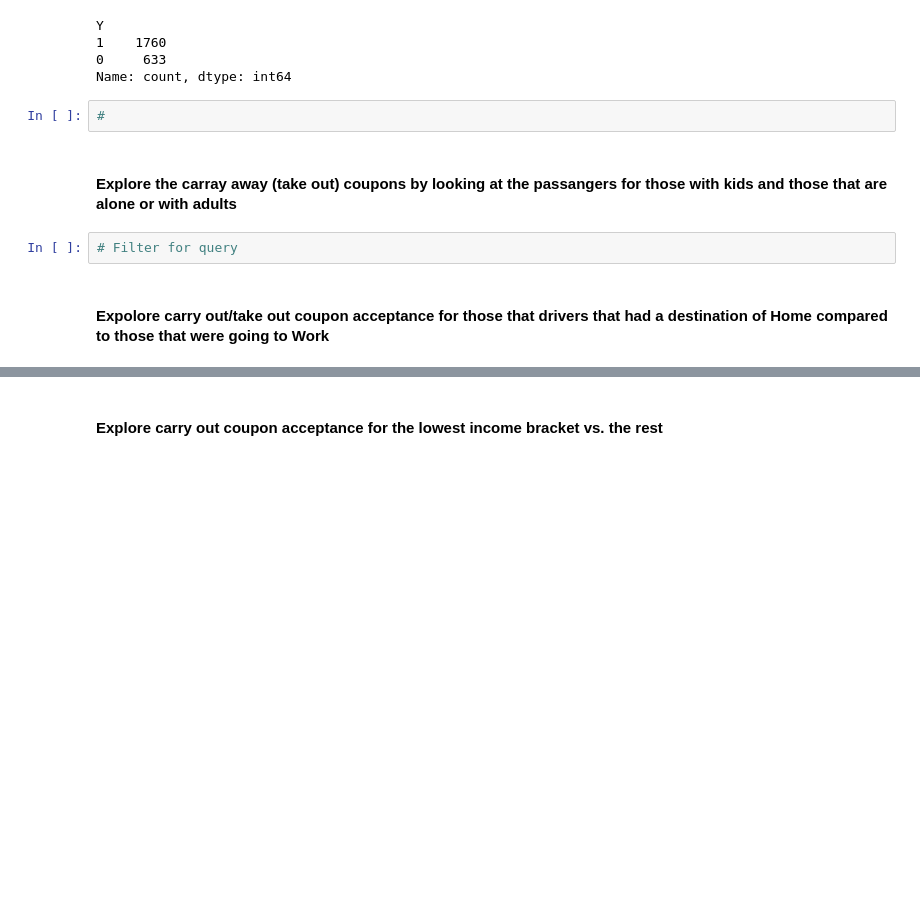
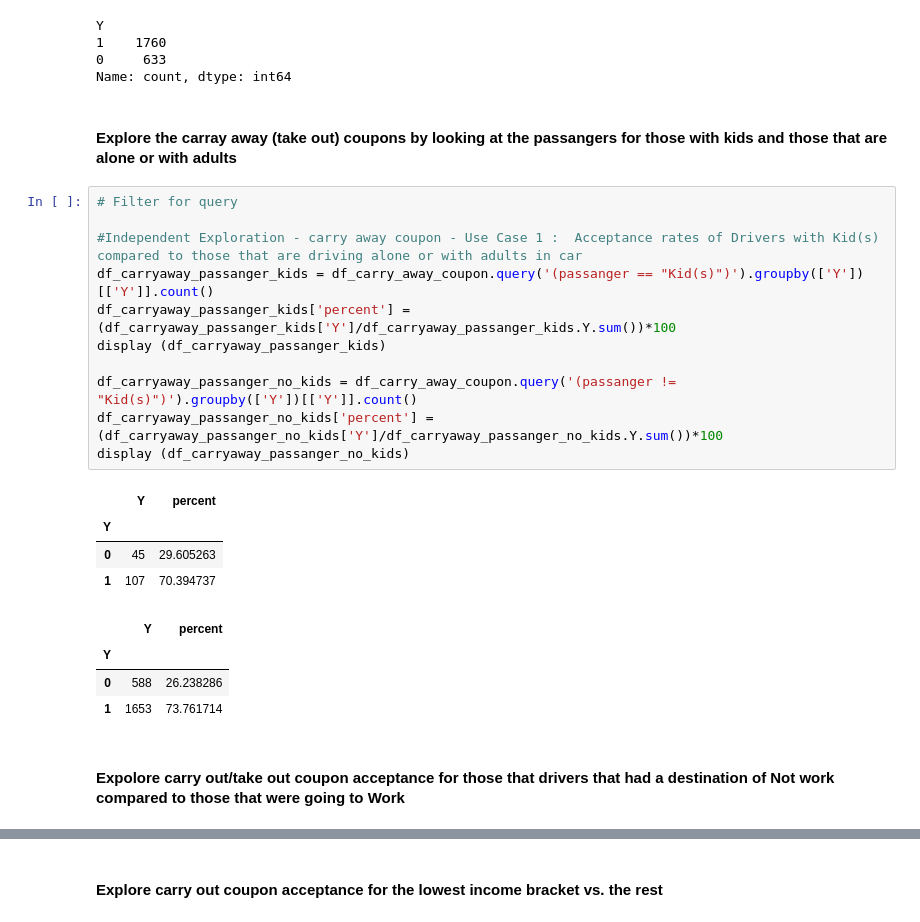
Before and after one commit to kesavan2017/ucbe-AIML-practical-application-51, a Jupyter notebook: prompt.ipynb, the cells around one changed output, grey strips where cells are left out. Cells and saved outputs as stored; diff of their text form; blank space fills up the shorter version.

```diff
--- a/prompt.ipynb
+++ b/prompt.ipynb
@@ -616,11 +605,27 @@ Y
 1    1760
 0     633
 Name: count, dtype: int64
-# %%
-#
 # %% [markdown]
 #### Explore the carray away (take out) coupons by looking at the passangers for those with kids and those that are alone or with adults
-# %%
-# Filter for query
+# %%
+# Filter for query
+
+#Independent Exploration - carry away coupon - Use Case 1 :  Acceptance rates of Drivers with Kid(s) compared to those that are driving alone or with adults in car
+df_carryaway_passanger_kids = df_carry_away_coupon.query('(passanger == "Kid(s)")').groupby(['Y'])[['Y']].count()
+df_carryaway_passanger_kids['percent'] = (df_carryaway_passanger_kids['Y']/df_carryaway_passanger_kids.Y.sum())*100
+display (df_carryaway_passanger_kids)
+
+df_carryaway_passanger_no_kids = df_carry_away_coupon.query('(passanger != "Kid(s)")').groupby(['Y'])[['Y']].count()
+df_carryaway_passanger_no_kids['percent'] = (df_carryaway_passanger_no_kids['Y']/df_carryaway_passanger_no_kids.Y.sum())*100
+display (df_carryaway_passanger_no_kids)
+# %% [output]
+|  | Y | percent |
+| Y |  |  |
+| 0 | 45 | 29.605263 |
+| 1 | 107 | 70.394737 |
+|  | Y | percent |
+| Y |  |  |
+| 0 | 588 | 26.238286 |
+| 1 | 1653 | 73.761714 |
 # %% [markdown]
-#### Expolore carry out/take out coupon acceptance for those that drivers that had a destination of Home compared to those that were going to Work
+#### Expolore carry out/take out coupon acceptance for those that drivers that had a destination of Not work compared to those that were going to Work
```
Also changed, not shown: parts of 5 cells of this notebook.
